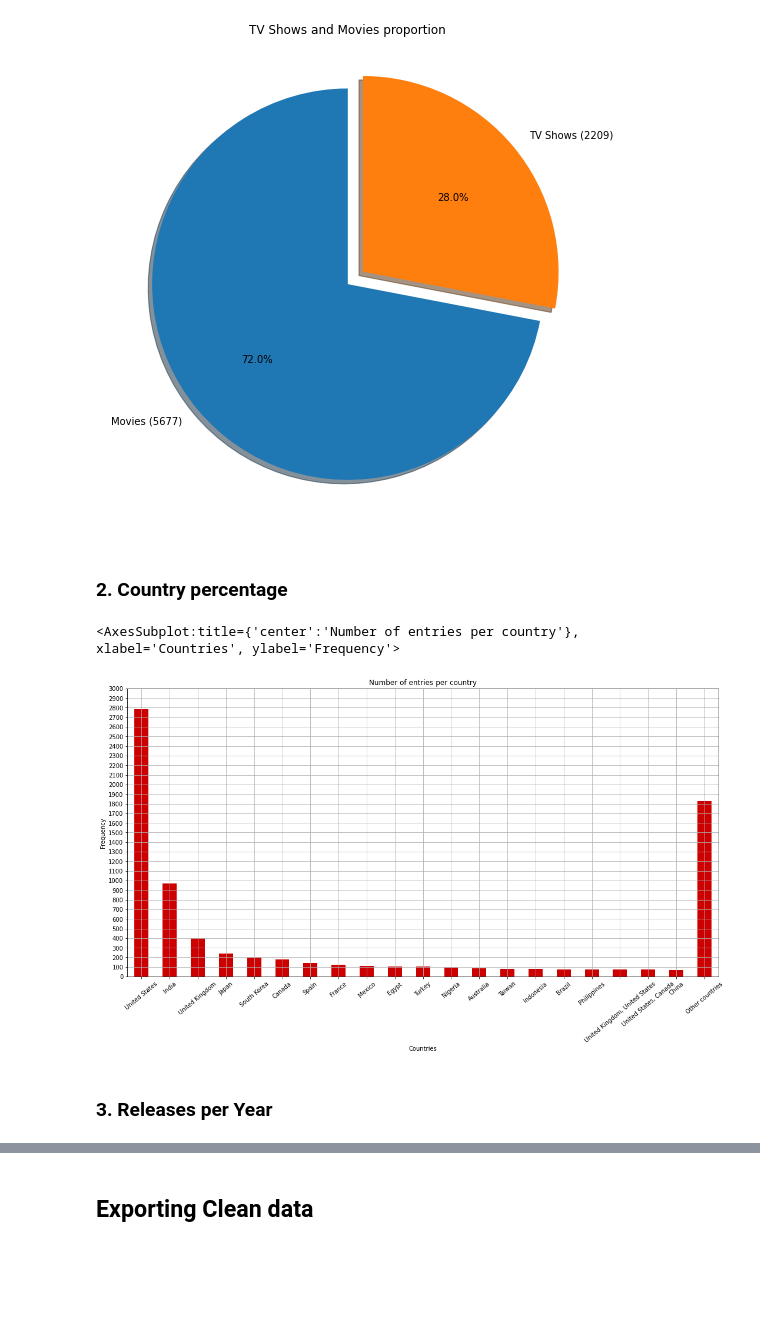
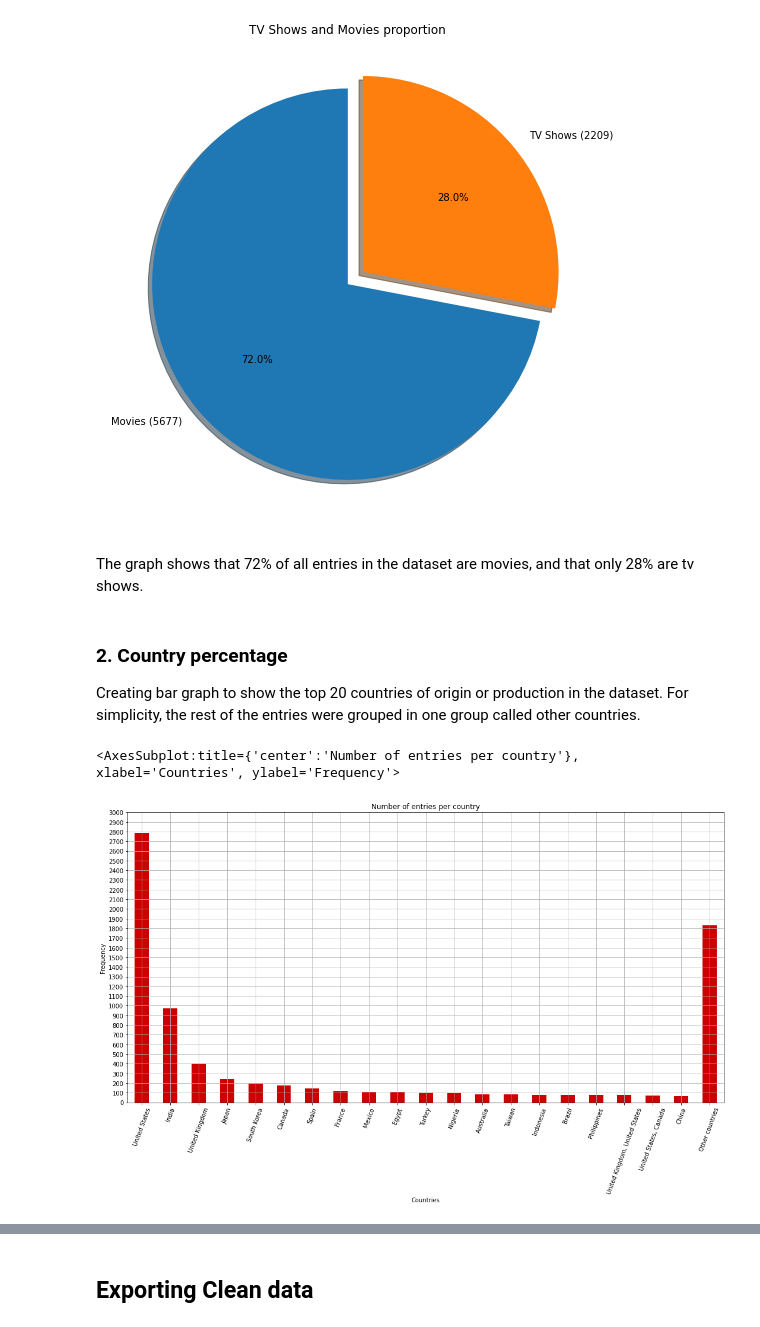
Before and after one commit to JavierRamirezCospin/DataScienceProjects, a Jupyter notebook: NetflixDatabaseVisualization/NetflixDataAnalysis.ipynb, the cells around one changed output, grey strips where cells are left out. Cells and saved outputs as stored; diff of their text form; code cells hidden in the pictures; blank space fills up the shorter version.

Commit message:
Updated NetflixDataAnalysis.ipynb
- Added detailed descriptions for each step and chart
- Updated charts

```diff
--- a/NetflixDatabaseVisualization/NetflixDataAnalysis.ipynb
+++ b/NetflixDatabaseVisualization/NetflixDataAnalysis.ipynb
@@ -106,8 +114,12 @@ plt.title("TV Shows and Movies proportion")
 # %% [output]
 Text(0.5, 1.0, 'TV Shows and Movies proportion')
 [figure]
-# %% [markdown]
-### 2. Country percentage
+# %% [markdown]
+The graph shows that 72% of all entries in the dataset are movies, and that only 28% are tv shows.
+# %% [markdown]
+### 2. Country percentage
+
+Creating bar graph to show the top 20 countries of origin or production in the dataset. For simplicity, the rest of the entries were grouped in one group called other countries.
 # %%
 df_countries = df['country'].value_counts(ascending=False).head(20)
 df_other_countries = df.shape[0] - df_countries.sum()
@@ -115,11 +127,9 @@ df_other_countries = pd.Series([df_other_countries],index=['Other countries'])
 df_countries = df_countries.append(df_other_countries)
 # %%
 grid_lines = np.linspace(0.0,3000,31)
-df_countries.plot.bar(rot=40,yticks=grid_lines,figsize=(18,9),grid=True,
+df_countries.plot.bar(rot=70,yticks=grid_lines,figsize=(18,9),grid=True,
                       title="Number of entries per country",xlabel="Countries",ylabel="Frequency",
                       color=["#CC0000"])
 # %% [output]
 <AxesSubplot:title={'center':'Number of entries per country'}, xlabel='Countries', ylabel='Frequency'>
-[figure, old version]
+[figure, new version]
-# %% [markdown]
-### 3. Releases per Year
```
Also changed, not shown: parts of 16 cells of this notebook.
